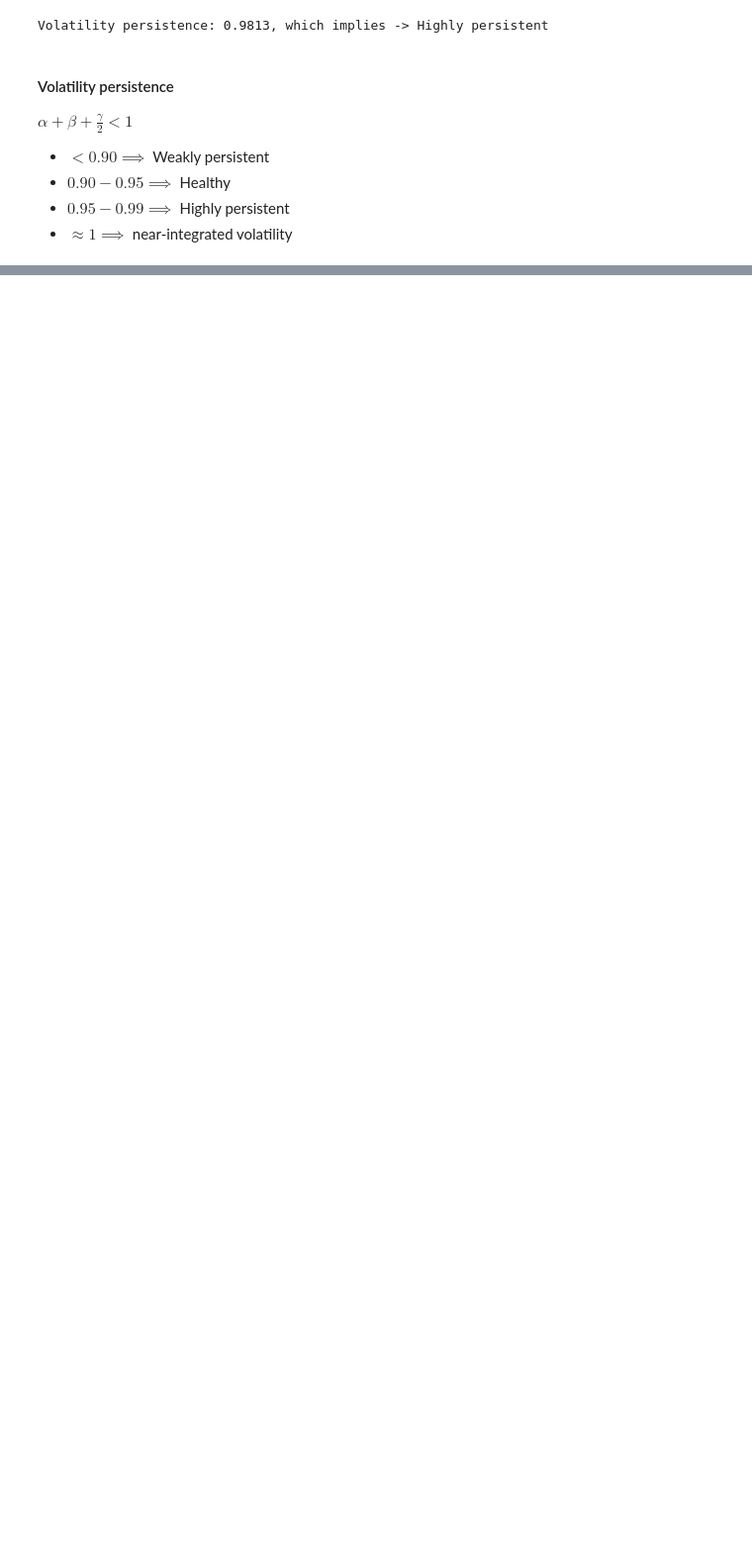
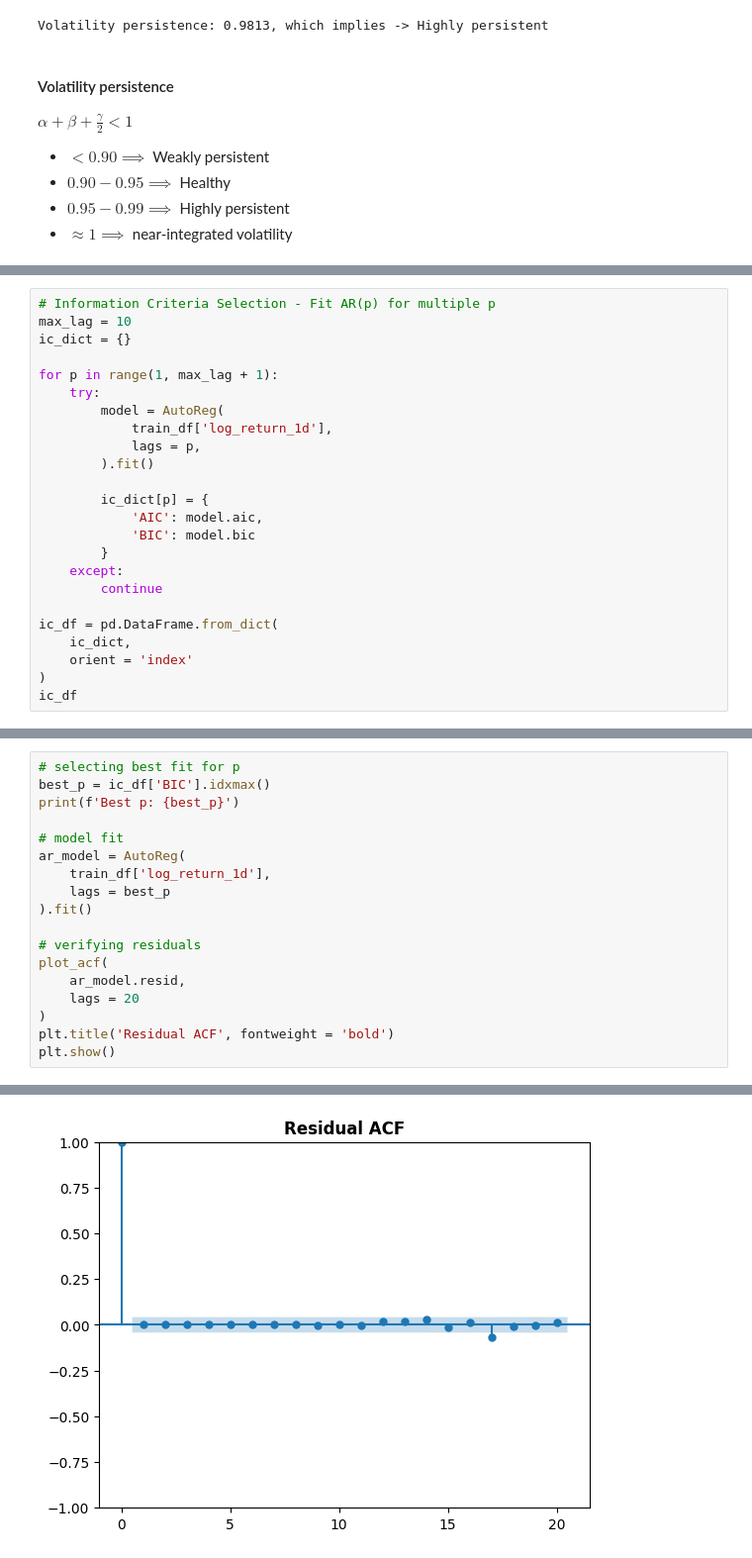
Before and after one commit to gorkemyencak/stock-volatility-time-series-analysis, a Jupyter notebook: main.ipynb, the cells around one changed output, grey strips where cells are left out. Shown at 99% size. Cells and saved outputs as stored; diff of their text form; blank space fills up the shorter version.

```diff
--- a/main.ipynb
+++ b/main.ipynb
@@ -1155,0 +1223,24 @@ $\alpha + \beta + \frac{\gamma}{2} < 1$
+# %%
+# Information Criteria Selection - Fit AR(p) for multiple p
+max_lag = 10
+ic_dict = {}
+
+for p in range(1, max_lag + 1):
+    try:
+        model = AutoReg(
+            train_df['log_return_1d'],
+            lags = p,
+        ).fit()
+
+        ic_dict[p] = {
+            'AIC': model.aic,
+            'BIC': model.bic
+        }
+    except:
+        continue
+
+ic_df = pd.DataFrame.from_dict(
+    ic_dict,
+    orient = 'index'
+)
+ic_df
@@ -1155,0 +1259,19 @@ $\alpha + \beta + \frac{\gamma}{2} < 1$
+# %%
+# selecting best fit for p
+best_p = ic_df['BIC'].idxmax()
+print(f'Best p: {best_p}')
+
+# model fit
+ar_model = AutoReg(
+    train_df['log_return_1d'],
+    lags = best_p
+).fit()
+
+# verifying residuals
+plot_acf(
+    ar_model.resid,
+    lags = 20
+)
+plt.title('Residual ACF', fontweight = 'bold')
+plt.show()
+# %% [output]
@@ -1155,0 +1279 @@ $\alpha + \beta + \frac{\gamma}{2} < 1$
+[figure, added]
```
Also changed, not shown: parts of 16 cells of this notebook.
